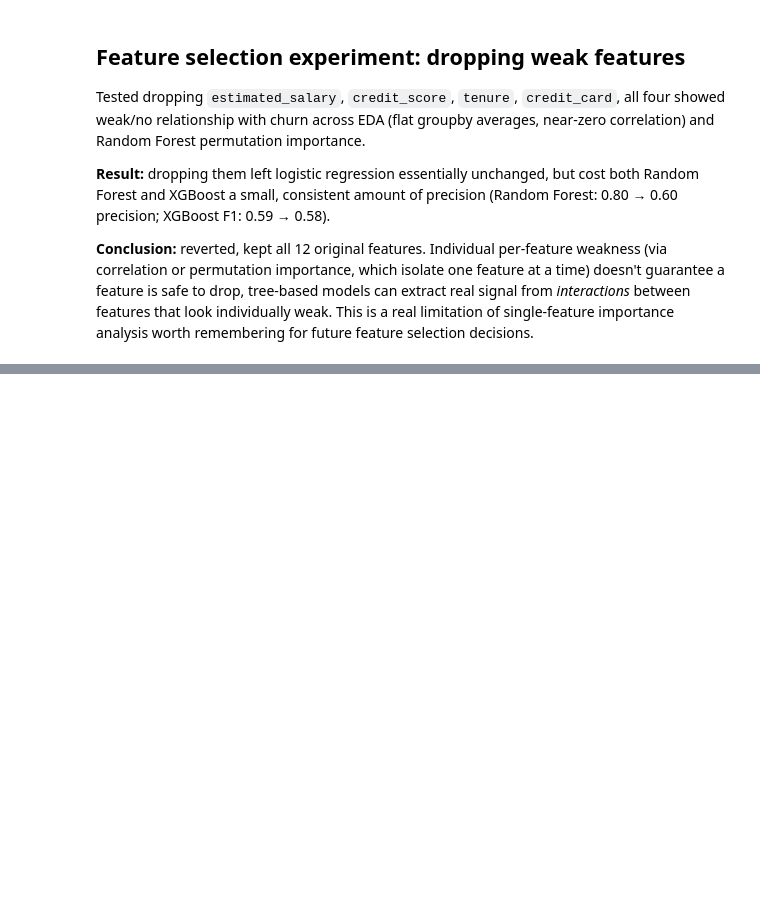
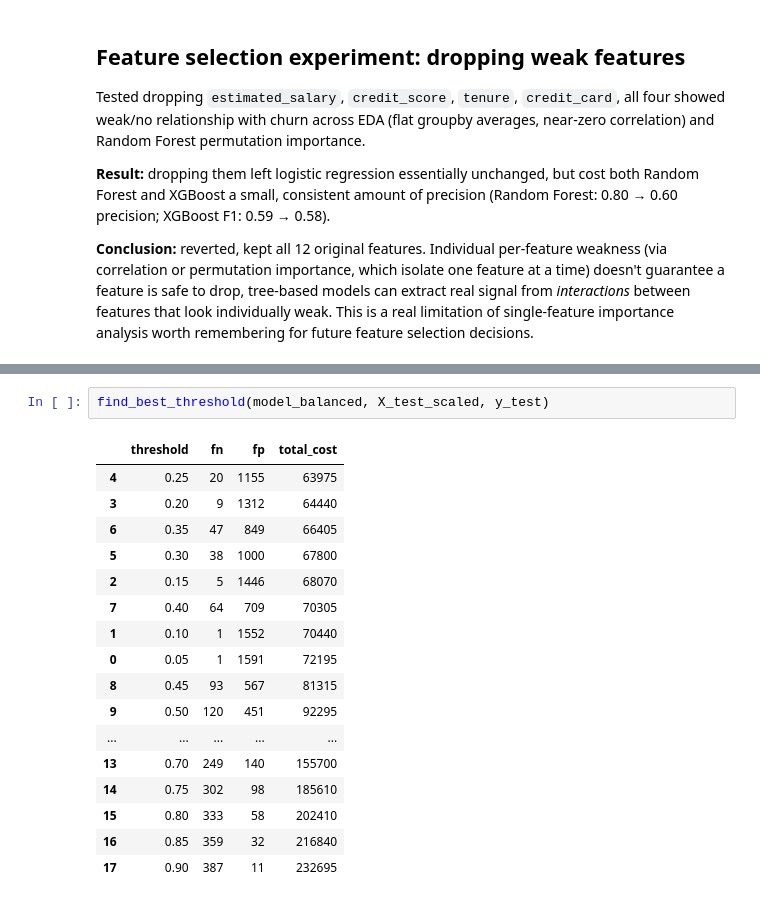
Before and after one commit to Hamza-H-Memon/CustomerIQ, a Jupyter notebook: notebooks/modeling.ipynb, the cells around one changed output, grey strips where cells are left out. Drawn from its saved outputs; the diff is of its cells as text; blank space fills up the shorter version.

```diff
--- a/notebooks/modeling.ipynb
+++ b/notebooks/modeling.ipynb
@@ -259,0 +380,20 @@ single-feature importance analysis worth remembering for future feature selectio
+# %%
+find_best_threshold(model_balanced, X_test_scaled, y_test)
+# %% [output]
+|  | threshold | fn | fp | total_cost |
+| 4 | 0.25 | 20 | 1155 | 63975 |
+| 3 | 0.20 | 9 | 1312 | 64440 |
+| 6 | 0.35 | 47 | 849 | 66405 |
+| 5 | 0.30 | 38 | 1000 | 67800 |
+| 2 | 0.15 | 5 | 1446 | 68070 |
+| 7 | 0.40 | 64 | 709 | 70305 |
+| 1 | 0.10 | 1 | 1552 | 70440 |
+| 0 | 0.05 | 1 | 1591 | 72195 |
+| 8 | 0.45 | 93 | 567 | 81315 |
+| 9 | 0.50 | 120 | 451 | 92295 |
+| ... | ... | ... | ... | ... |
+| 13 | 0.70 | 249 | 140 | 155700 |
+| 14 | 0.75 | 302 | 98 | 185610 |
+| 15 | 0.80 | 333 | 58 | 202410 |
+| 16 | 0.85 | 359 | 32 | 216840 |
+| 17 | 0.90 | 387 | 11 | 232695 |
```
Also changed, not shown: parts of 16 cells of this notebook.
